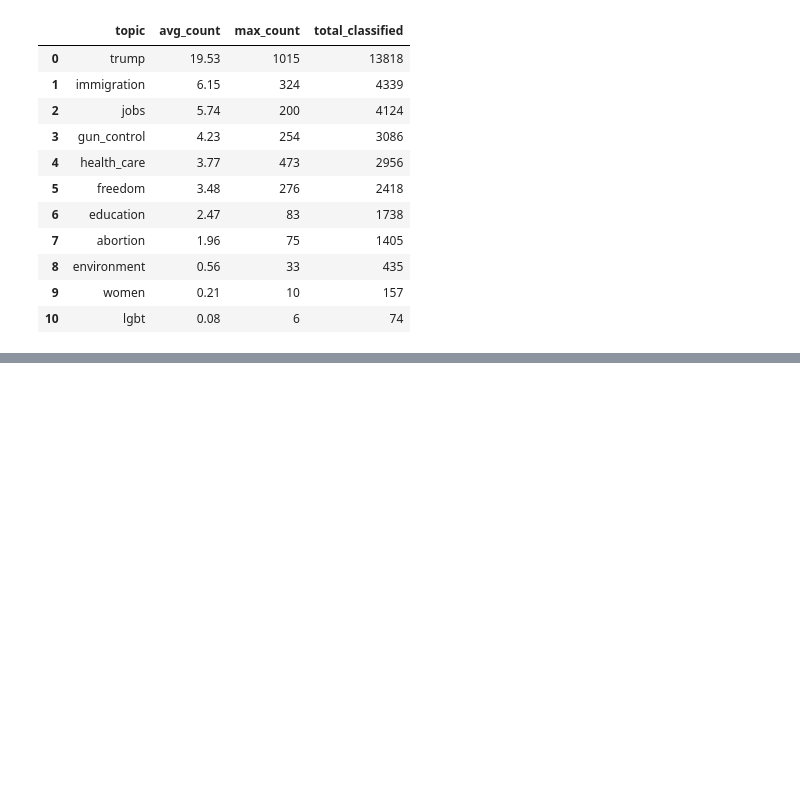
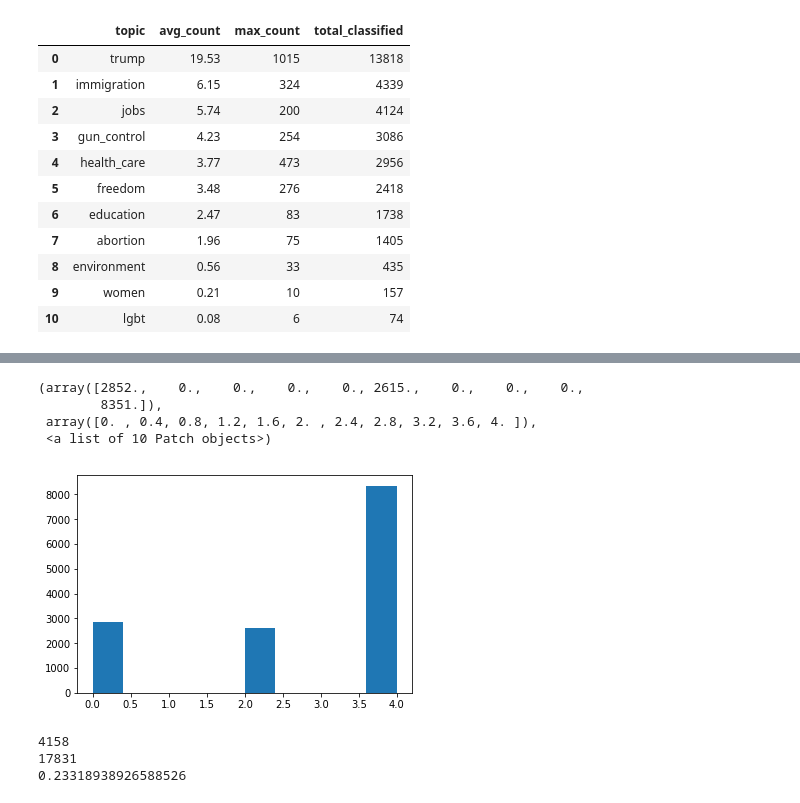
Before and after one commit to charles-tan/POCA, a Jupyter notebook: notebooks/topics_analysis.ipynb, the cells around one changed output, grey strips where cells are left out. Saved outputs shown, nothing was run; the diff lists cells and outputs as text; code cells hidden in the pictures; blank space fills up the shorter version.

```diff
--- a/notebooks/topics_analysis.ipynb
+++ b/notebooks/topics_analysis.ipynb
@@ -18,0 +33,3 @@ sa_all_tweets.head(3)
+# %%
+tweets_with_topics = tweets_with_topics.rename(index=str, columns={"tweet_idx": "tweet_id"})
+tweets_topic_sa = tweets_with_topics.merge(sa_all_tweets[['tweet_id', 'sentiment']], on=['tweet_id'], how='left')
@@ -148,0 +193,10 @@ total tweets:  175668
+# %%
+fig, axs = plt.subplots(1)
+rep = tweets_topic_sa[(tweets_topic_sa['trump'] == 1) & tweets_topic_sa['party'] == 1].sentiment
+axs.hist(rep)
+# %% [output]
+(array([2852.,    0.,    0.,    0.,    0., 2615.,    0.,    0.,    0.,
+        8351.]),
+ array([0. , 0.4, 0.8, 1.2, 1.6, 2. , 2.4, 2.8, 3.2, 3.6, 4. ]),
+ <a list of 10 Patch objects>)
+[figure, added]
@@ -148,0 +229,9 @@ total tweets:  175668
+# %%
+print(len(tweets_topic_sa[(tweets_topic_sa['health_care'] == 1) & (tweets_topic_sa['party'] == 0) & (tweets_topic_sa['sentiment'] == 0)]))
+
+print(len(tweets_topic_sa[(tweets_topic_sa['health_care'] == 1) & (tweets_topic_sa['party'] == 0)]))
+print(4158 /17831)
+# %% [output]
+4158
+17831
+0.23318938926588526
```
Also changed, not shown: parts of 13 cells of this notebook, 5 other files.
